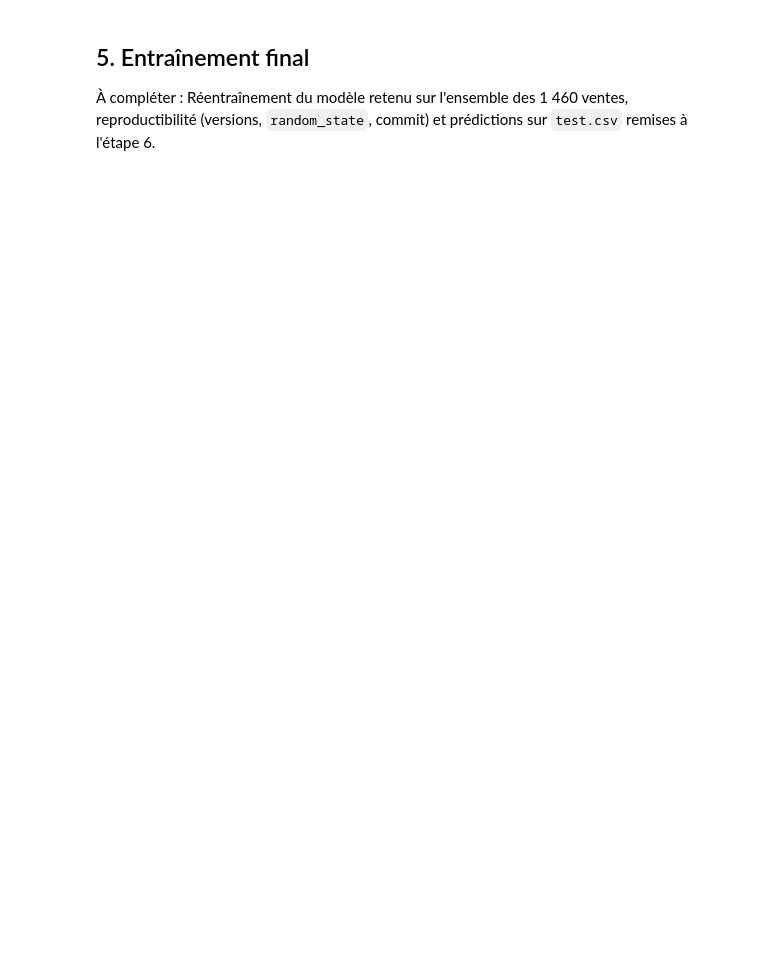
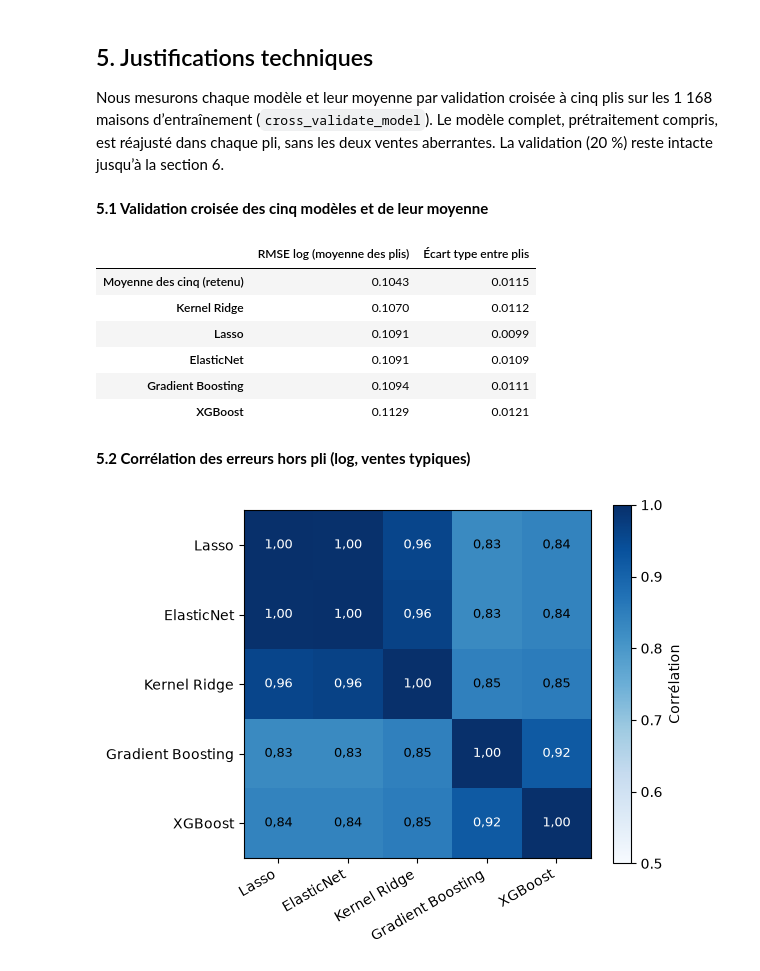
Before and after one commit to JulienDes/MAP6014---Travail-Final, a Jupyter notebook: notebooks/05_developpement_solution.ipynb, the cells around one changed output. Cells and saved outputs as stored; diff of their text form; code cells hidden in the pictures; blank space fills up the shorter version.

Commit message:
Compléter la section

```diff
--- a/notebooks/05_developpement_solution.ipynb
+++ b/notebooks/05_developpement_solution.ipynb
@@ -55,4 +107,43 @@ Modèle principal : **à choisir**. Des modèles de comparaison sont possibles,
 # %% [markdown]
-## 5. Entraînement final
+## 5. Justifications techniques
 
-À compléter : Réentraînement du modèle retenu sur l'ensemble des 1 460 ventes, reproductibilité (versions, `random_state`, commit) et prédictions sur `test.csv` remises à l'étape 6.
+Nous mesurons chaque modèle et leur moyenne par validation croisée à cinq plis sur les 1 168 maisons d’entraînement (`cross_validate_model`). Le modèle complet, prétraitement compris, est réajusté dans chaque pli, sans les deux ventes aberrantes. La validation (20 %) reste intacte jusqu’à la section 6.
+# %%
+show_title("5.1 Validation croisée des cinq modèles et de leur moyenne")
+folds = KFold(n_splits=5, shuffle=True, random_state=RANDOM_STATE)
+oof, _ = cross_validate_model(make_model(), X_train, y_train, folds)
+fold_scores = pd.DataFrame({
+    name: [cv_rmse(y_train.iloc[v], oof[name].iloc[v], X_train.iloc[v]) for _, v in folds.split(X_train)]
+    for name in oof
+})
+summary = pd.DataFrame({"RMSE log (moyenne des plis)": fold_scores.mean(),
+                        "Écart type entre plis": fold_scores.std(ddof=0)})
+summary = summary.rename(index={"Ensemble": "Moyenne des cinq (retenu)"}).sort_values("RMSE log (moyenne des plis)")
+display(summary.round(4))
+
+show_title("5.2 Corrélation des erreurs hors pli (log, ventes typiques)")
+errors = np.log(oof[list(MEMBERS)]).sub(np.log(y_train), axis=0)
+correlation = errors[~unusual_sales(X_train, y_train)].corr()
+figure, axis = plt.subplots(figsize=(6, 4.8))
+image = axis.imshow(correlation, cmap="Blues", vmin=0.5, vmax=1)
+axis.set_xticks(range(len(correlation)), correlation.columns, rotation=30, ha="right")
+axis.set_yticks(range(len(correlation)), correlation.index)
+for i in range(len(correlation)):
+    for j in range(len(correlation)):
+        value = correlation.iat[i, j]
+        axis.text(j, i, f"{value:.2f}".replace(".", ","), ha="center", va="center",
+                  color="white" if value > 0.9 else "black", fontsize=9)
+figure.colorbar(image, ax=axis, label="Corrélation")
+plt.tight_layout()
+plt.show()
+# %% [output]
+**5.1 Validation croisée des cinq modèles et de leur moyenne**
+|  | RMSE log (moyenne des plis) | Écart type entre plis |
+| Moyenne des cinq (retenu) | 0.1043 | 0.0115 |
+| Kernel Ridge | 0.1070 | 0.0112 |
+| Lasso | 0.1091 | 0.0099 |
+| ElasticNet | 0.1091 | 0.0109 |
+| Gradient Boosting | 0.1094 | 0.0111 |
+| XGBoost | 0.1129 | 0.0121 |
+**5.2 Corrélation des erreurs hors pli (log, ventes typiques)**
+[figure, added]
```
Also changed, not shown: parts of 11 cells of this notebook, 1 other file.
